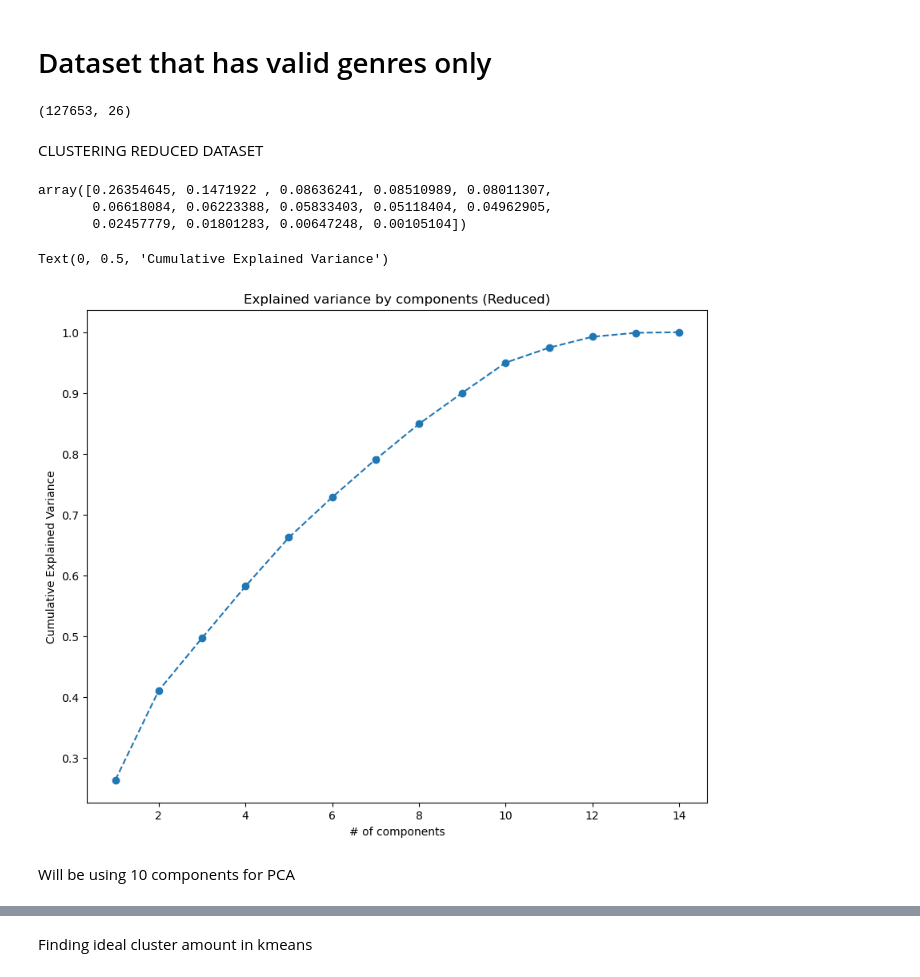
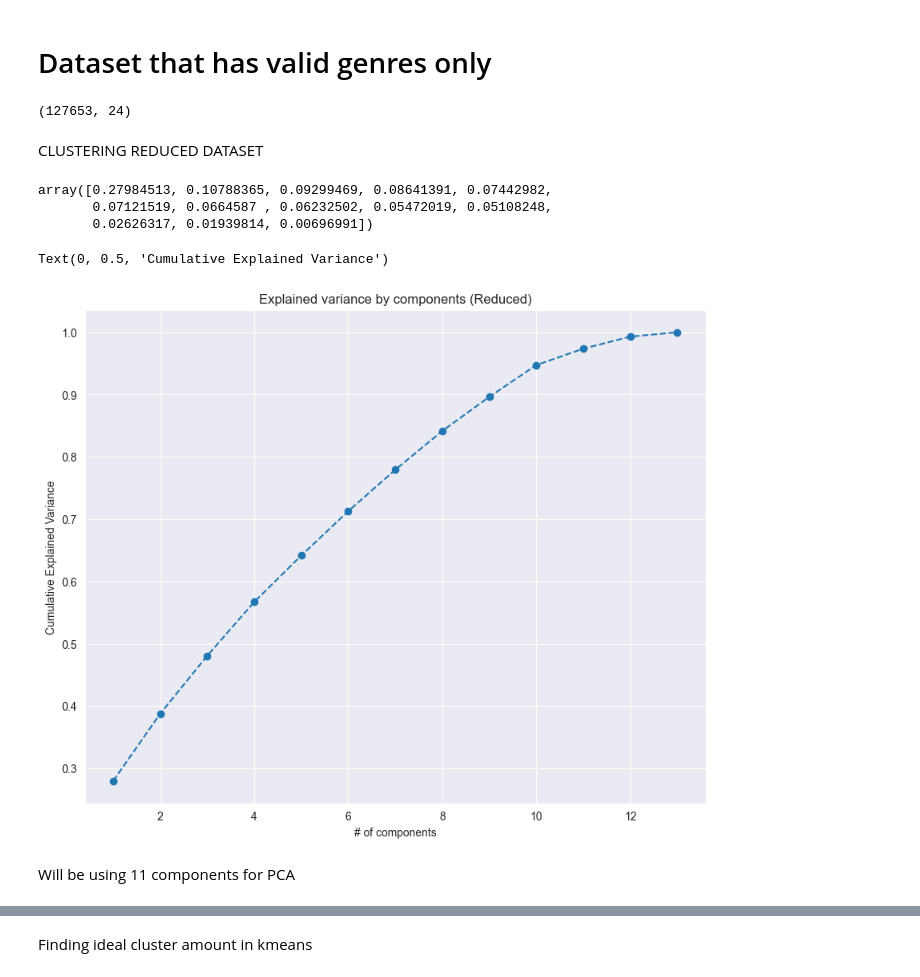
Before and after one commit to MSB46/DataProjects, a Jupyter notebook: SongSoupSelector/clustering.ipynb, the cells around one changed output, grey strips where cells are left out. Cells and saved outputs as stored; diff of their text form; code cells hidden in the pictures.

```diff
--- a/SongSoupSelector/clustering.ipynb
+++ b/SongSoupSelector/clustering.ipynb
@@ -39,6 +39,8 @@ year                    float64
 dtype: object
 # %%
 df.dropna(subset=['primary_artist','primary_artist_id'], inplace=True)
+# %%
+df = df_2.iloc[:,:24]
 # %%
 # df.to_csv("dataset_final.csv", index=False)
 # %%
@@ -180,17 +201,17 @@ df_pca_kmeans.to_csv("dataset_final", index=False)
 # %% [markdown]
 # Dataset that has valid genres only
 # %%
-df.dropna(subset=['track_genre'], inplace=True)
+df_2 = df.dropna(subset=['track_genre'])
 # %%
-df.shape
+df_2.shape
 # %% [output]
-(127653, 26)
+(127653, 24)
 # %%
 # df[df['name'].str.contains("CLSTR")]
 # %% [markdown]
 CLUSTERING REDUCED DATASET
 # %%
-X = df.select_dtypes([np.number])
+X = df_2.select_dtypes([np.number])
 scaler = StandardScaler()
 X_std = scaler.fit_transform(X)
 
@@ -198,18 +219,18 @@ pca_test = PCA()
 pca_test.fit(X_std)
 pca_test.explained_variance_ratio_
 # %% [output]
-array([0.26354645, 0.1471922 , 0.08636241, 0.08510989, 0.08011307,
-       0.06618084, 0.06223388, 0.05833403, 0.05118404, 0.04962905,
-       0.02457779, 0.01801283, 0.00647248, 0.00105104])
+array([0.27984513, 0.10788365, 0.09299469, 0.08641391, 0.07442982,
+       0.07121519, 0.0664587 , 0.06232502, 0.05472019, 0.05108248,
+       0.02626317, 0.01939814, 0.00696991])
 # %%
 plt.figure(figsize = (10, 8))
-plt.plot(range(1,15), pca_test.explained_variance_ratio_.cumsum(), marker='o', linestyle='--')
+plt.plot(range(1,14), pca_test.explained_variance_ratio_.cumsum(), marker='o', linestyle='--')
 plt.title('Explained variance by components (Reduced)')
 plt.xlabel('# of components')
 plt.ylabel('Cumulative Explained Variance')
 # %% [output]
 Text(0, 0.5, 'Cumulative Explained Variance')
-[figure, old version]
+[figure, new version]
 # %% [markdown]
-Will be using 10 components for PCA
+Will be using 11 components for PCA
 # %%
```
Also changed, not shown: parts of 30 cells of this notebook, 2 other files.
